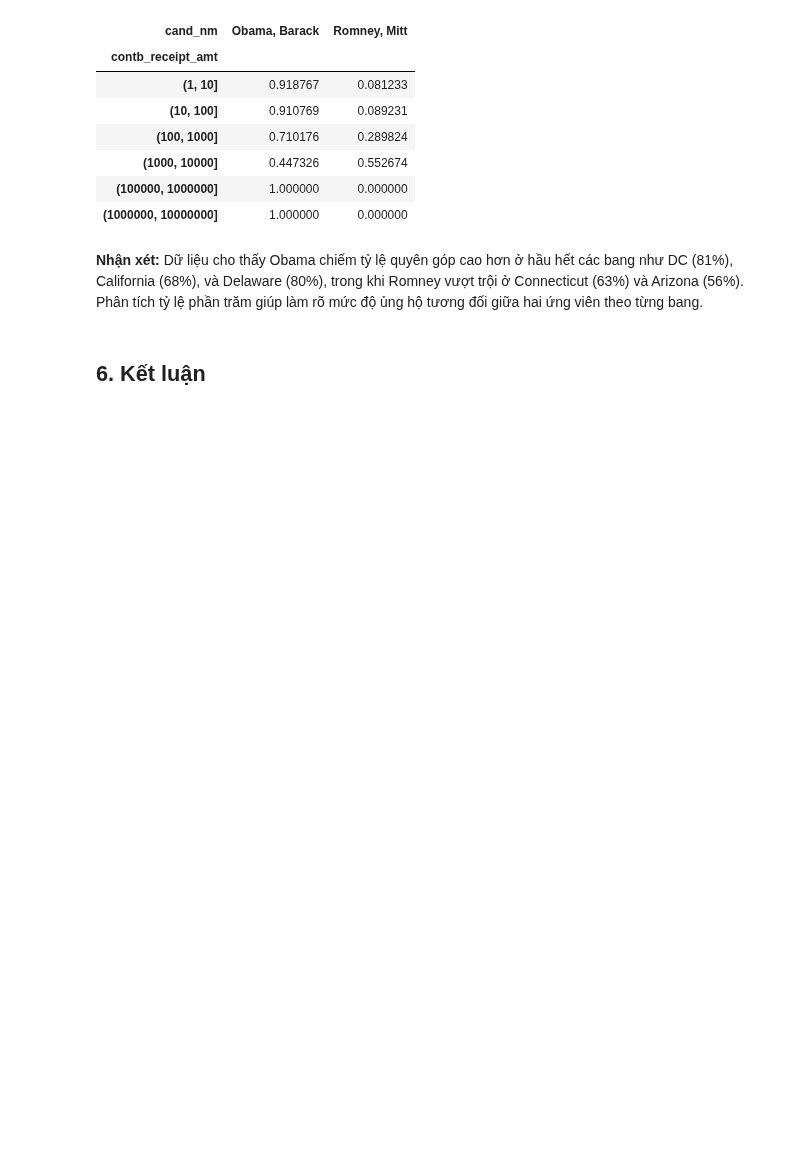
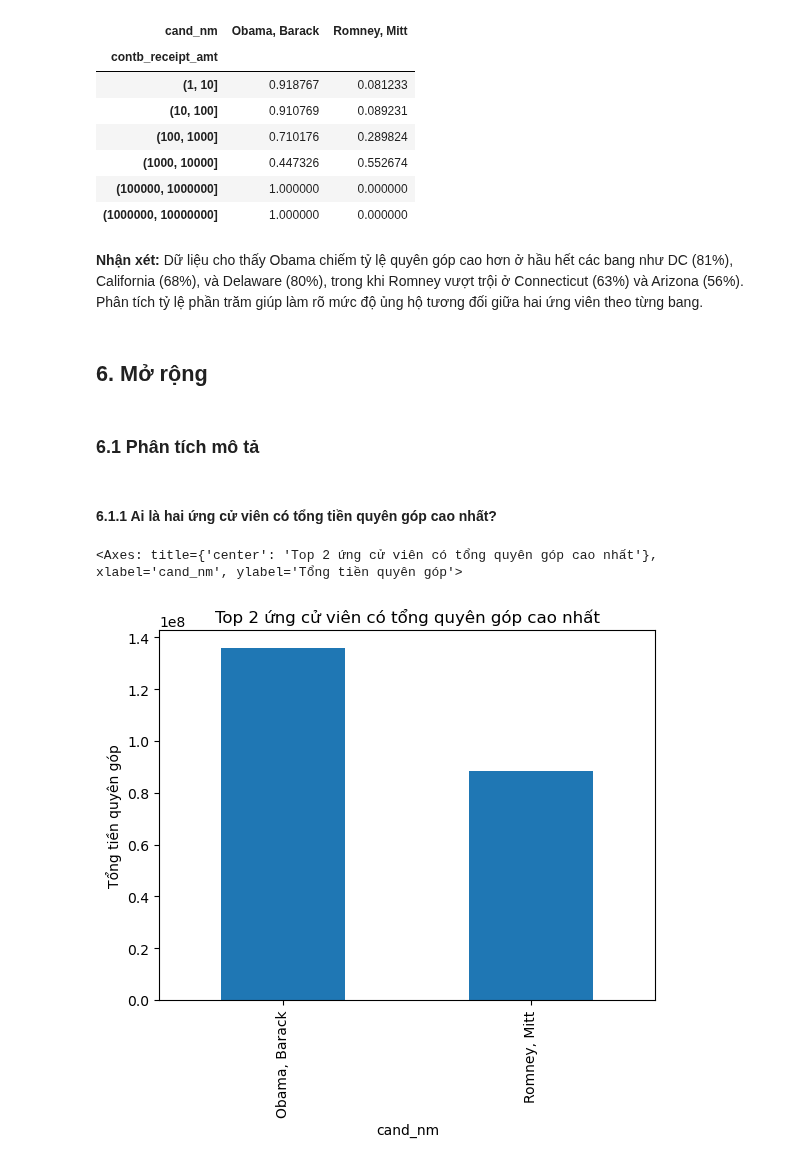
Before and after one commit to Hutramikha/Data_Analysis_SGU_2025, a Jupyter notebook: Data_analysis/practice/Lab02_Data_Analytics/13.5 2012 Federal Election Commission Database/2012FederalElectionCommissionDatabase.ipynb, the cells around one changed output. Cells and saved outputs as stored; diff of their text form; code cells hidden in the pictures; blank space fills up the shorter version.

```diff
--- a/Data_analysis/practice/Lab02_Data_Analytics/13.5 2012 Federal Election Commission Database/2012FederalElectionCommissionDatabase.ipynb
+++ b/Data_analysis/practice/Lab02_Data_Analytics/13.5 2012 Federal Election Commission Database/2012FederalElectionCommissionDatabase.ipynb
@@ -591,4 +591,17 @@ percent.head(10)
 # %% [markdown]
 **Nhận xét:** Dữ liệu cho thấy Obama chiếm tỷ lệ quyên góp cao hơn ở hầu hết các bang như DC (81%), California (68%), và Delaware (80%), trong khi Romney vượt trội ở Connecticut (63%) và Arizona (56%). Phân tích tỷ lệ phần trăm giúp làm rõ mức độ ủng hộ tương đối giữa hai ứng viên theo từng bang.
 # %% [markdown]
-## **6. Kết luận**
+## **6. Mở rộng**
+# %% [markdown]
+### **6.1 Phân tích mô tả**
+# %% [markdown]
+#### **6.1.1 Ai là hai ứng cử viên có tổng tiền quyên góp cao nhất?**
+# %%
+# Tổng tiền quyên góp theo từng ứng viên, sắp xếp giảm dần
+top_candidates = fec.groupby("cand_nm")["contb_receipt_amt"].sum().sort_values(ascending=False)
+
+# Vẽ biểu đồ cột cho 2 ứng viên có tổng quyên góp cao nhất
+top_candidates.head(2).plot(kind="bar", title="Top 2 ứng cử viên có tổng quyên góp cao nhất", ylabel="Tổng tiền quyên góp")
+# %% [output]
+<Axes: title={'center': 'Top 2 ứng cử viên có tổng quyên góp cao nhất'}, xlabel='cand_nm', ylabel='Tổng tiền quyên góp'>
+[figure, added]
```
Also changed, not shown: parts of 45 cells of this notebook, 1 other file.
